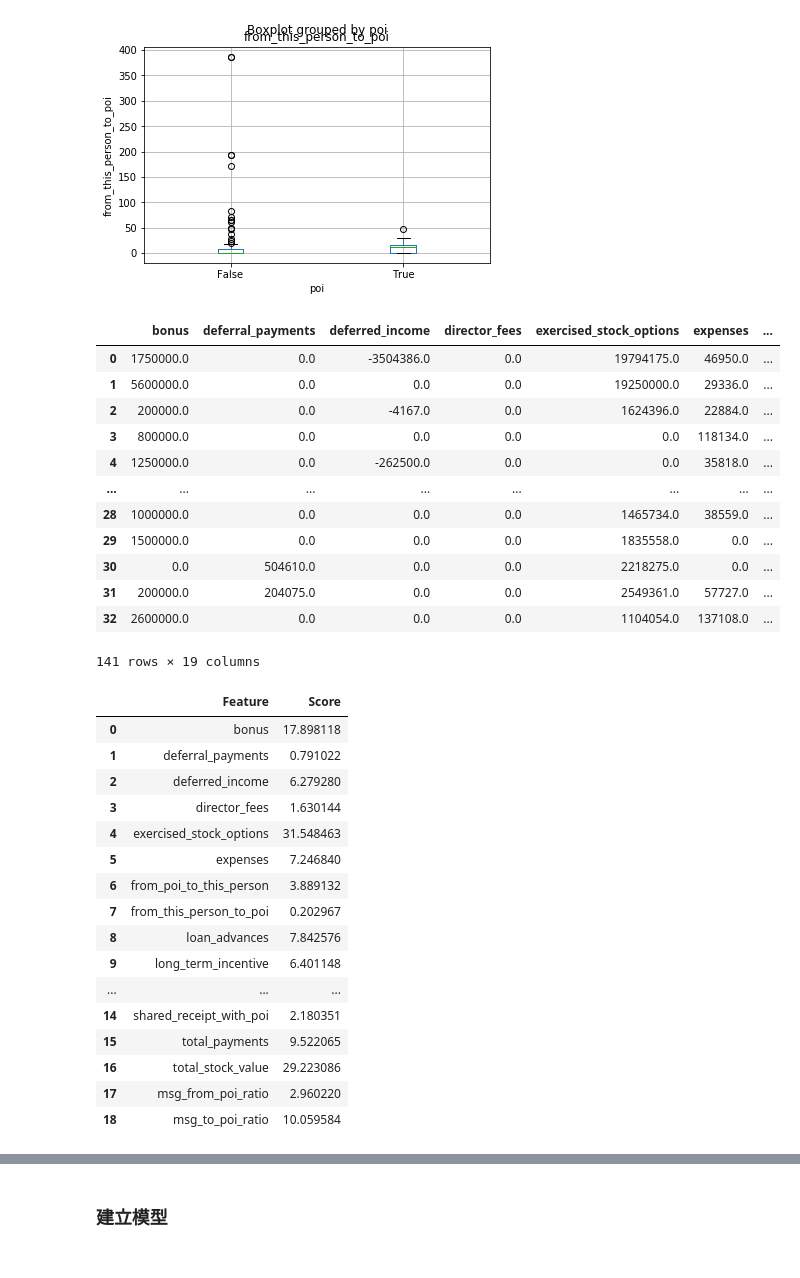
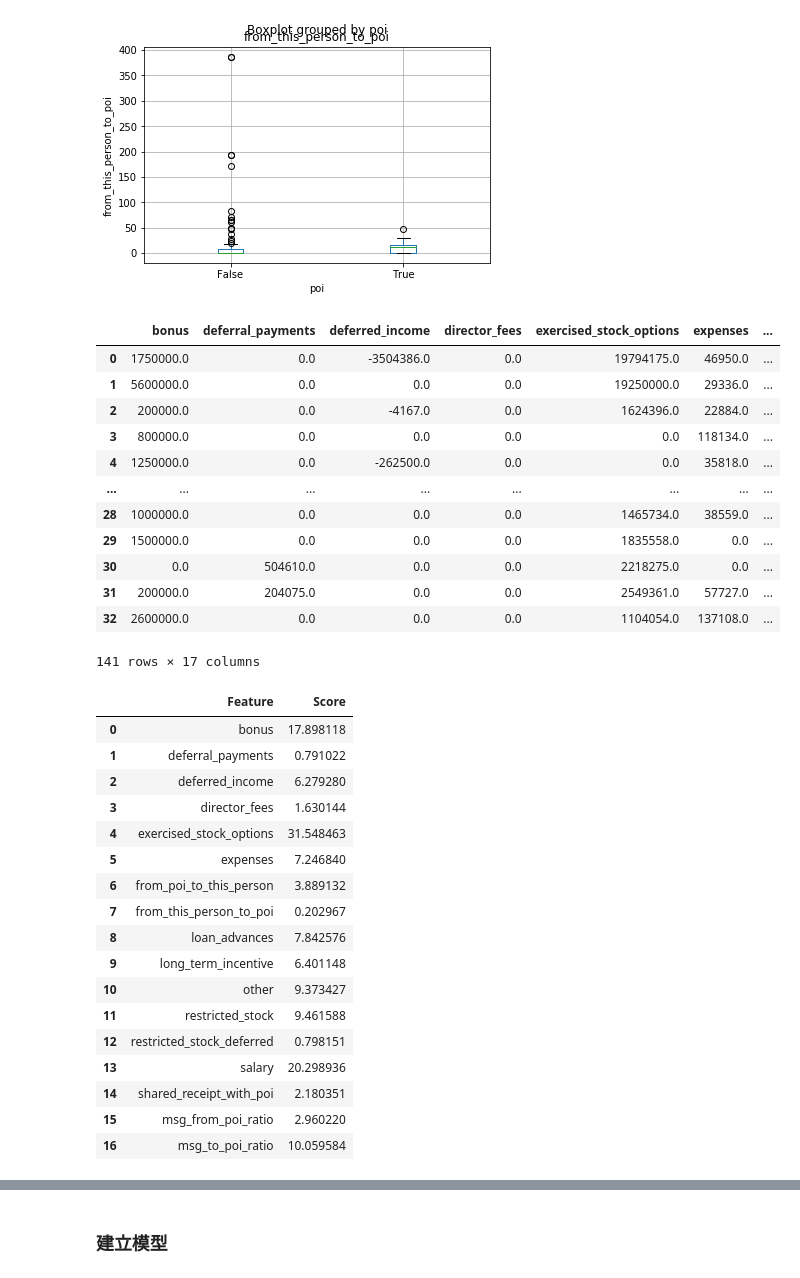
Before and after one commit to waitingSu/ML100Days, a Jupyter notebook: homework/D51_D53_Midterm.ipynb, the cells around one changed output, grey strips where cells are left out. Saved outputs shown, nothing was run; the diff lists cells and outputs as text; code cells hidden in the pictures.

```diff
--- a/homework/D51_D53_Midterm.ipynb
+++ b/homework/D51_D53_Midterm.ipynb
@@ -388,7 +388,7 @@ plt.show()
 [figure]
 # %%
 #因為已經取radio可以拿掉to_messages跟from_messages
-df = df.drop(['to_messages','from_messages'], axis=1)
+df = df.drop(['to_messages','from_messages','total_payments','total_stock_value'], axis=1)
 # %%
 #拿掉poi
 df = df.drop(['poi'], axis=1)
@@ -406,41 +406,42 @@ df
 | 30 | 0.0 | 504610.0 | 0.0 | 0.0 | 2218275.0 | 0.0 | ... |
 | 31 | 200000.0 | 204075.0 | 0.0 | 0.0 | 2549361.0 | 57727.0 | ... |
 | 32 | 2600000.0 | 0.0 | 0.0 | 0.0 | 1104054.0 | 137108.0 | ... |
-141 rows × 19 columns
+141 rows × 17 columns
 # %%
 ### 特徵選擇
 # %%
 from sklearn.feature_selection import SelectKBest,chi2,f_classif
 from sklearn.model_selection import train_test_split
 train_num = train_Y.shape[0]
 train_X = df[:train_num]
 test_X = df[train_num:]
 # 切分訓練集/測試集
 x_train, x_test, y_train, y_test = train_test_split(train_X, train_Y, test_size=0.25, random_state=44)
 
-kbest = SelectKBest(score_func=f_classif, k='all')
+kbest = SelectKBest()
 X_new = kbest.fit_transform(train_X, train_Y)
 
 kbest_df = pd.DataFrame(data = list(zip(df[1:], kbest.scores_)), columns=['Feature', 'Score'])
 kbest_df
 # %% [output]
 |  | Feature | Score |
 | 0 | bonus | 17.898118 |
 | 1 | deferral_payments | 0.791022 |
 | 2 | deferred_income | 6.279280 |
 | 3 | director_fees | 1.630144 |
 | 4 | exercised_stock_options | 31.548463 |
 | 5 | expenses | 7.246840 |
 | 6 | from_poi_to_this_person | 3.889132 |
 | 7 | from_this_person_to_poi | 0.202967 |
 | 8 | loan_advances | 7.842576 |
 | 9 | long_term_incentive | 6.401148 |
-| ... | ... | ... |
+| 10 | other | 9.373427 |
+| 11 | restricted_stock | 9.461588 |
+| 12 | restricted_stock_deferred | 0.798151 |
+| 13 | salary | 20.298936 |
 | 14 | shared_receipt_with_poi | 2.180351 |
-| 15 | total_payments | 9.522065 |
-| 16 | total_stock_value | 29.223086 |
-| 17 | msg_from_poi_ratio | 2.960220 |
-| 18 | msg_to_poi_ratio | 10.059584 |
+| 15 | msg_from_poi_ratio | 2.960220 |
+| 16 | msg_to_poi_ratio | 10.059584 |
 # %%
 #選出分數>6的欄位出來
 
```
Also changed, not shown: parts of 10 cells of this notebook.
